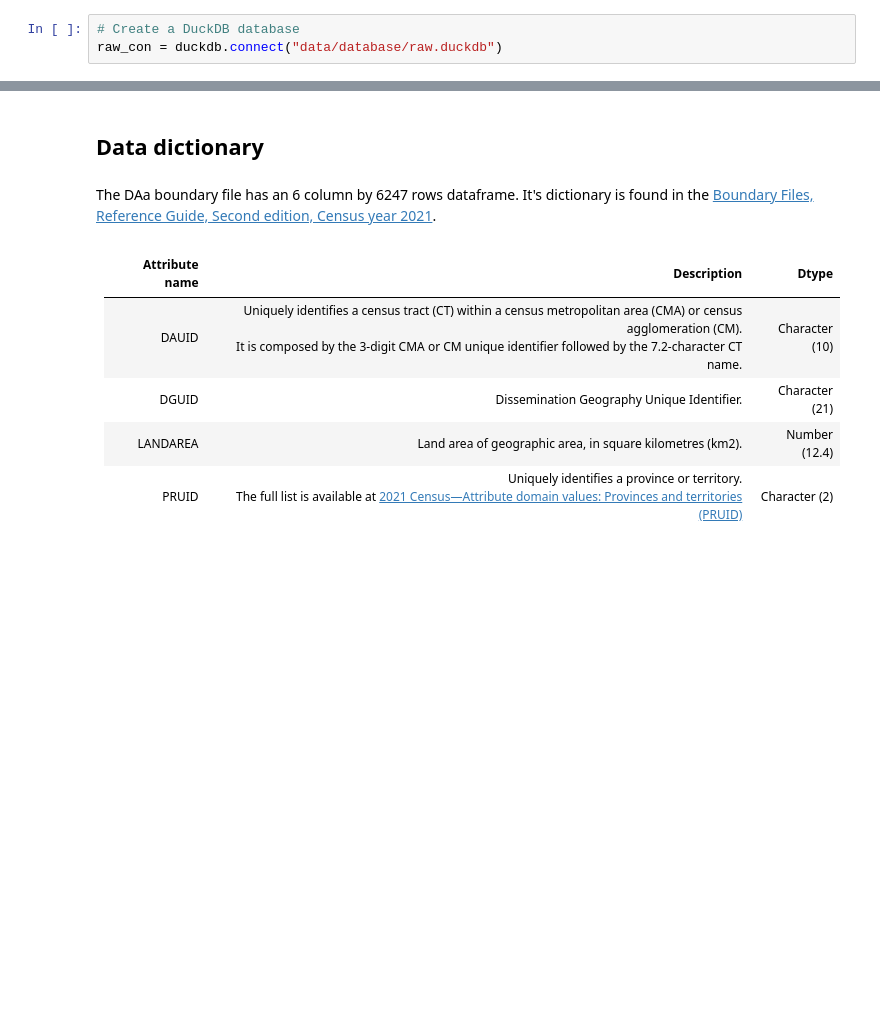
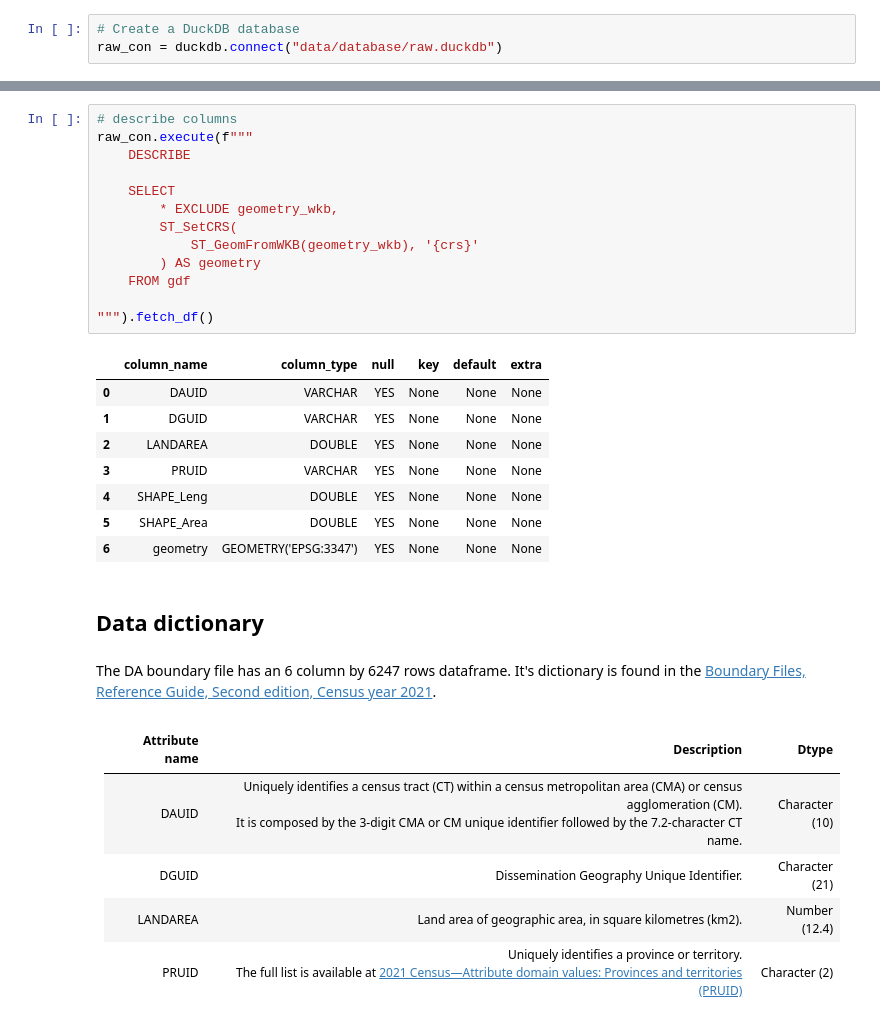
Before and after one commit to AdrianChC/population-census-analysis-ca, a Jupyter notebook: eda-da-boundaries.ipynb, the cells around one changed output, grey strips where cells are left out. Drawn from its saved outputs; the diff is of its cells as text; blank space fills up the shorter version.

```diff
--- a/eda-da-boundaries.ipynb
+++ b/eda-da-boundaries.ipynb
@@ -93,7 +84,29 @@ The dataset has a projected crs, and its units are in meters.
+# %%
+# describe columns
+raw_con.execute(f"""
+    DESCRIBE
+
+    SELECT
+        * EXCLUDE geometry_wkb,
+        ST_SetCRS(
+            ST_GeomFromWKB(geometry_wkb), '{crs}'
+        ) AS geometry
+    FROM gdf
+
+""").fetch_df()
+# %% [output]
+|  | column_name | column_type | null | key | default | extra |
+| 0 | DAUID | VARCHAR | YES | None | None | None |
+| 1 | DGUID | VARCHAR | YES | None | None | None |
+| 2 | LANDAREA | DOUBLE | YES | None | None | None |
+| 3 | PRUID | VARCHAR | YES | None | None | None |
+| 4 | SHAPE_Leng | DOUBLE | YES | None | None | None |
+| 5 | SHAPE_Area | DOUBLE | YES | None | None | None |
+| 6 | geometry | GEOMETRY('EPSG:3347') | YES | None | None | None |
 # %% [markdown]
 ## Data dictionary
 # %% [markdown]
-The DAa boundary file has an 6 column by 6247 rows dataframe. It's dictionary is found in the [Boundary Files, Reference Guide, Second edition, Census year 2021](https://www150.statcan.gc.ca/n1/pub/92-160-g/92-160-g2021002-eng.htm).
+The DA boundary file has an 6 column by 6247 rows dataframe. It's dictionary is found in the [Boundary Files, Reference Guide, Second edition, Census year 2021](https://www150.statcan.gc.ca/n1/pub/92-160-g/92-160-g2021002-eng.htm).
 # %% [markdown]
 Attribute name | Description | Dtype
 ---------------|-------------|--
```
Also changed, not shown: parts of 27 cells of this notebook.
